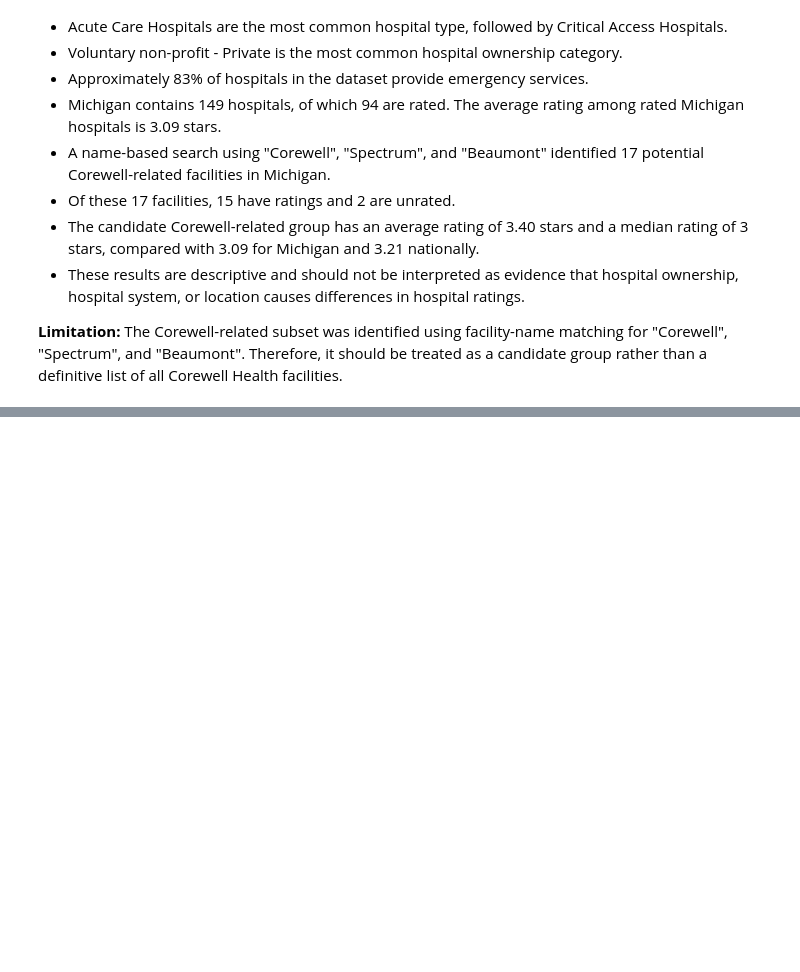
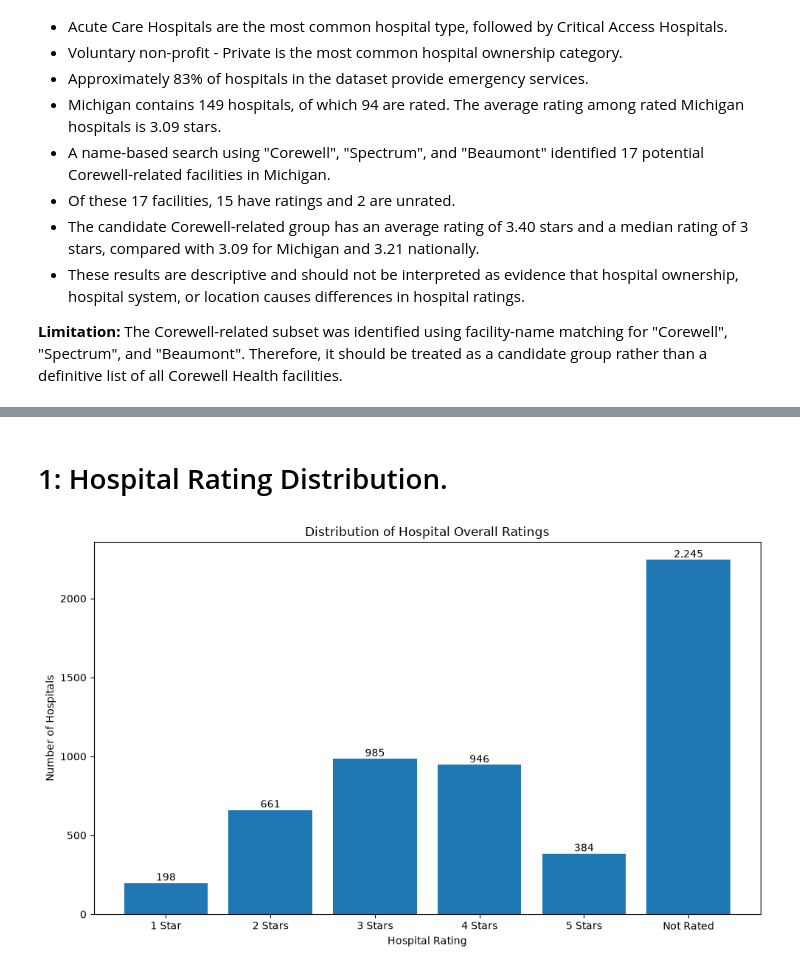
Before and after one commit to kirui-star/cms-hospital-data-analysis, a Jupyter notebook: hospital_analysis.ipynb, the cells around one changed output, grey strips where cells are left out. Saved outputs shown, nothing was run; the diff lists cells and outputs as text; code cells hidden in the pictures; blank space fills up the shorter version.

Commit message:
Add hospital data visualizations and Corewell comparison

```diff
--- a/hospital_analysis.ipynb
+++ b/hospital_analysis.ipynb
@@ -897,0 +902,44 @@ The exploratory analysis identified several important patterns in the hospital d
+# %% [markdown]
+# 1: Hospital Rating Distribution.
+# %%
+rating_order = [
+    "1 Star",
+    "2 Stars",
+    "3 Stars",
+    "4 Stars",
+    "5 Stars",
+    "Not Rated"
+]
+
+rating_counts = (
+    df_analysis["Rating Category"]
+    .value_counts()
+    .reindex(rating_order)
+)
+
+plt.figure(figsize=(10, 6))
+
+bars = plt.bar(
+    rating_counts.index,
+    rating_counts.values
+)
+
+plt.title("Distribution of Hospital Overall Ratings")
+plt.xlabel("Hospital Rating")
+plt.ylabel("Number of Hospitals")
+
+# Add count above each bar
+for bar in bars:
+    height = bar.get_height()
+    plt.text(
+        bar.get_x() + bar.get_width() / 2,
+        height,
+        f"{int(height):,}",
+        ha="center",
+        va="bottom"
+    )
+
+plt.tight_layout()
+plt.show()
+# %% [output]
+[figure, added]
```
Also changed, not shown: parts of 12 cells of this notebook.
